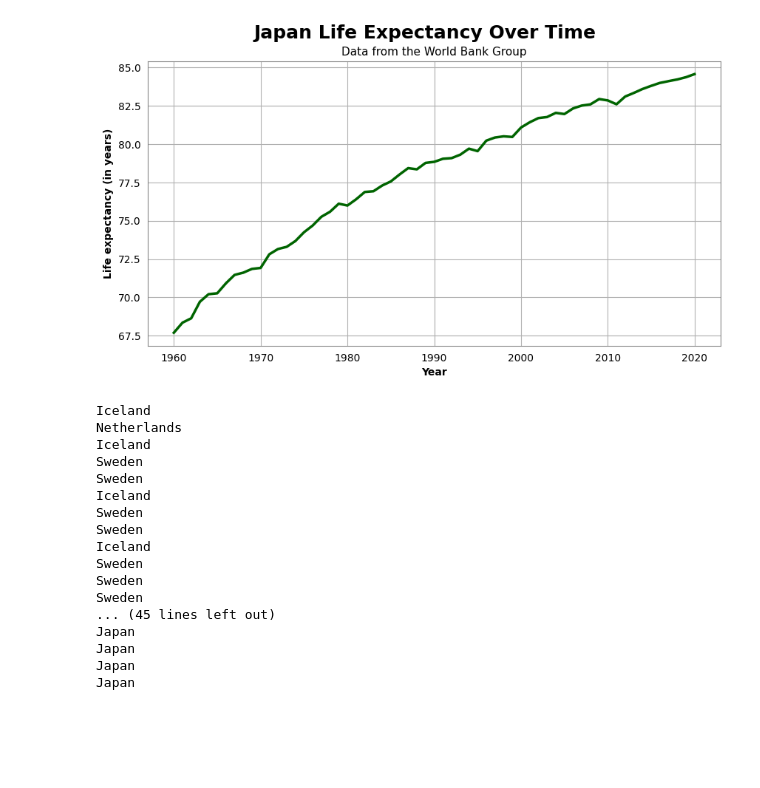
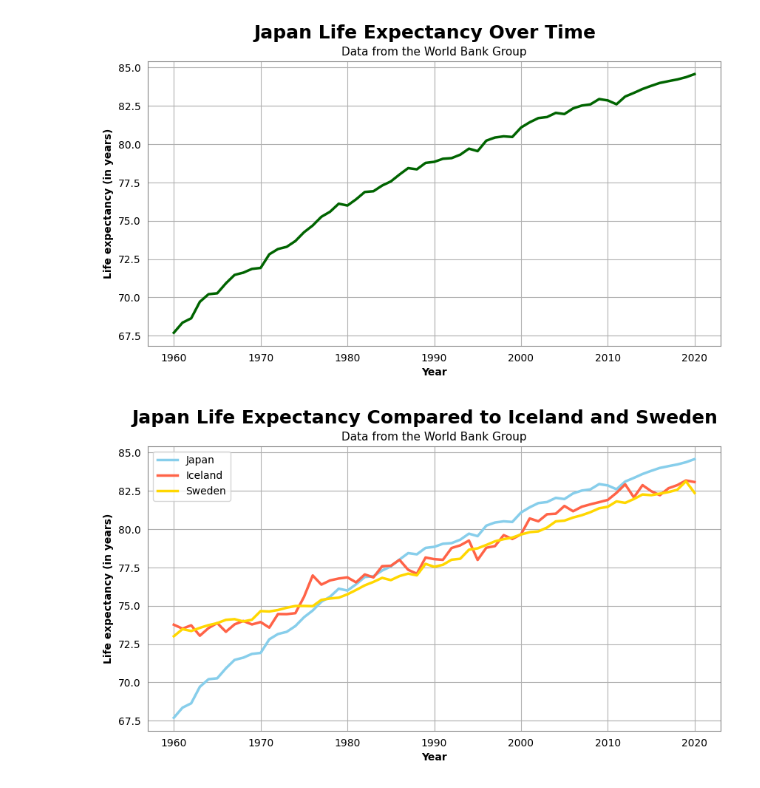
Before and after one commit to rafaseto/japan-life-expectancy, a Jupyter notebook: data_analysis.ipynb, the cells around one changed output. Cells and saved outputs as stored; diff of their text form; code cells hidden in the pictures; blank space fills up the shorter version.

Commit message:
add 'Japan Life Expectancy Compared to Iceland and Sweden'
Add plot to compare Japan life expectancy to Iceland and Sweden life expectancy.

```diff
--- a/data_analysis.ipynb
+++ b/data_analysis.ipynb
@@ -277,24 +277,55 @@ best_life_expectancy_year = {}
 
 for year in df_world.select_dtypes(include='number').columns:
     best_life_expectancy_year[year] = df_world.loc[df_world[year].idxmax(), 'Country Name']
-# %%
-for country in best_life_expectancy_year.values():
-    print(country)
-# %% [output]
-Iceland
-Netherlands
-Iceland
-Sweden
-Sweden
-Iceland
-Sweden
-Sweden
-Iceland
-Sweden
-Sweden
-Sweden
-... (45 lines left out)
-Japan
-Japan
-Japan
-Japan
+# %%
+iceland_line = df_world[df_world['Country Name'] == 'Iceland']
+sweden_line = df_world[df_world['Country Name'] == 'Sweden']
+# %%
+iceland_numbers_1960_2020 = iceland_line.drop(columns=['Country Name'])
+sweden_numbers_1960_2020 = sweden_line.drop(columns=['Country Name'])
+# %%
+iceland_life_expectancy_1960_2020 = iceland_numbers_1960_2020.iloc[0].tolist()
+sweden_life_expectancy_1960_2020 = sweden_numbers_1960_2020.iloc[0].tolist()
+# %%
+plt.figure(figsize=(10,5))
+
+plt.plot(years_1960_2020, japan_life_expectancy_1960_2020, label='Japan', color='skyblue',linewidth=2.5, zorder=2)
+plt.plot(years_1960_2020, iceland_life_expectancy_1960_2020, label='Iceland', color='tomato', linewidth=2.5, zorder=3)
+plt.plot(years_1960_2020, sweden_life_expectancy_1960_2020, label='Sweden', color='gold', linewidth=2.5, zorder=4)
+
+# Add a legend
+plt.legend()
+
+# Axis object
+ax = plt.gca()
+
+# Change the colors of the axis
+ax.spines['top'].set_color('gray')
+ax.spines['bottom'].set_color('gray')
+ax.spines['left'].set_color('gray')
+ax.spines['right'].set_color('gray')
+
+# Remove ticks from the axis
+ax.tick_params(axis='x', which='both', bottom=False, top=False)
+ax.tick_params(axis='y', which='both', left=False, right=False)
+
+# Add a grid
+plt.grid(True, axis='x', zorder=0)
+plt.grid(True, axis='y', zorder=0)
+
+# years to show on the x axis
+years_to_show = ['1960', '1970', '1980', '1990', '2000', '2010', '2020',]
+plt.xticks(years_to_show)
+
+# Title of the graph
+plt.suptitle('Japan Life Expectancy Compared to Iceland and Sweden', fontsize=18, fontweight='bold')
+
+# Subtitle of the graph
+plt.title('Data from the World Bank Group', fontsize=11)
+
+plt.ylabel('Life expectancy (in years)', fontweight='bold')
+plt.xlabel('Year', fontweight='bold')
+
+plt.show()
+# %% [output]
+[figure, added]
```
